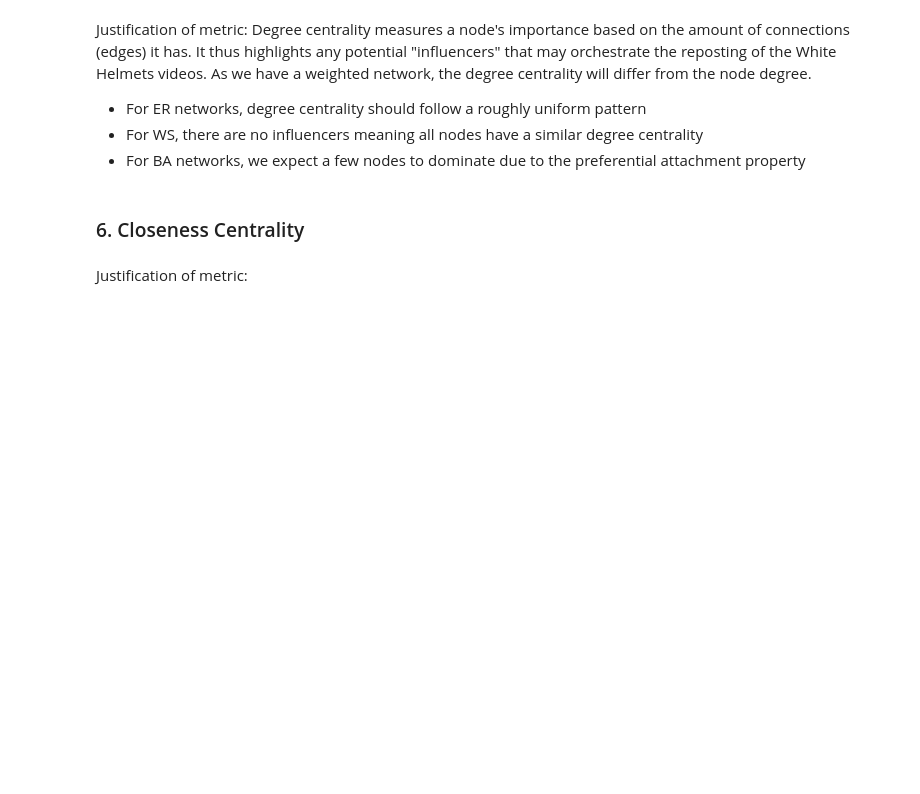
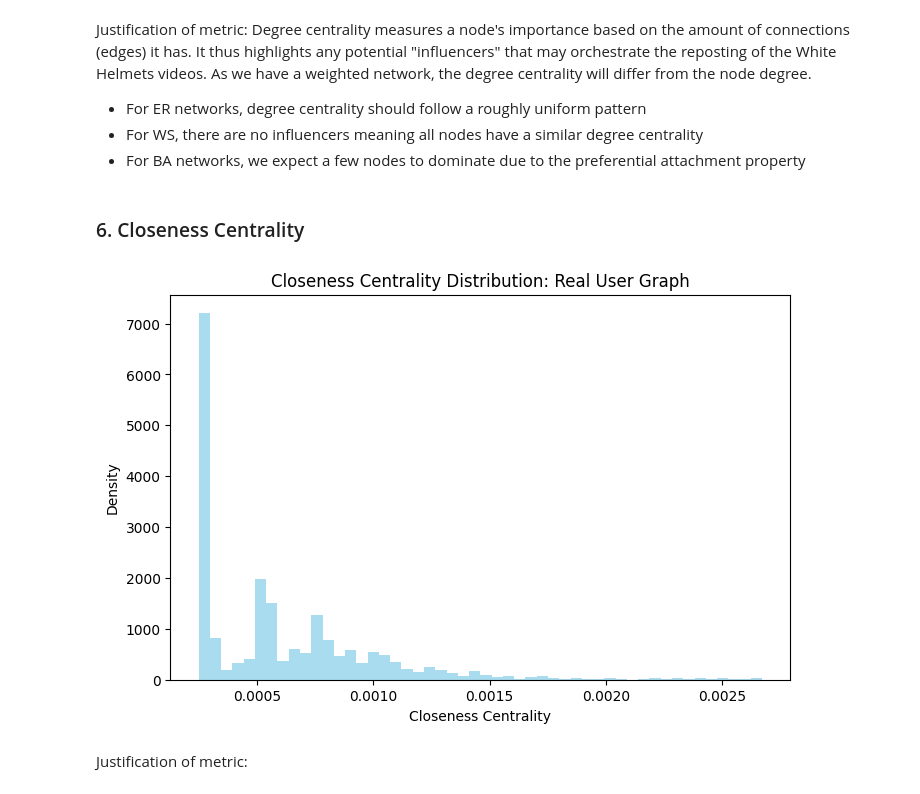
Before and after one commit to DanielQuiram-UM/Network_Science_Assignment_1, a Jupyter notebook: WS.ipynb, the cells around one changed output. Saved outputs shown, nothing was run; the diff lists cells and outputs as text; code cells hidden in the pictures; blank space fills up the shorter version.

```diff
--- a/WS.ipynb
+++ b/WS.ipynb
@@ -424,12 +427,17 @@ Justification of metric: Degree centrality measures a node's importance based on
 ### 6. Closeness Centrality
 # %%
 # Closeness Centrality Distribution
+
+close_real = nx.closeness_centrality(User_graph)
+
 plt.figure(figsize=(8,5))
 plt.hist(list(close_real.values()), bins=50, alpha=0.7, color='skyblue', density=True)
 plt.xlabel('Closeness Centrality')
 plt.ylabel('Density')
 plt.title('Closeness Centrality Distribution: Real User Graph')
 plt.show()
+# %% [output]
+[figure, added]
 # %% [markdown]
 Justification of metric:
 # %% [markdown]
```
Also changed, not shown: parts of 14 cells of this notebook.
